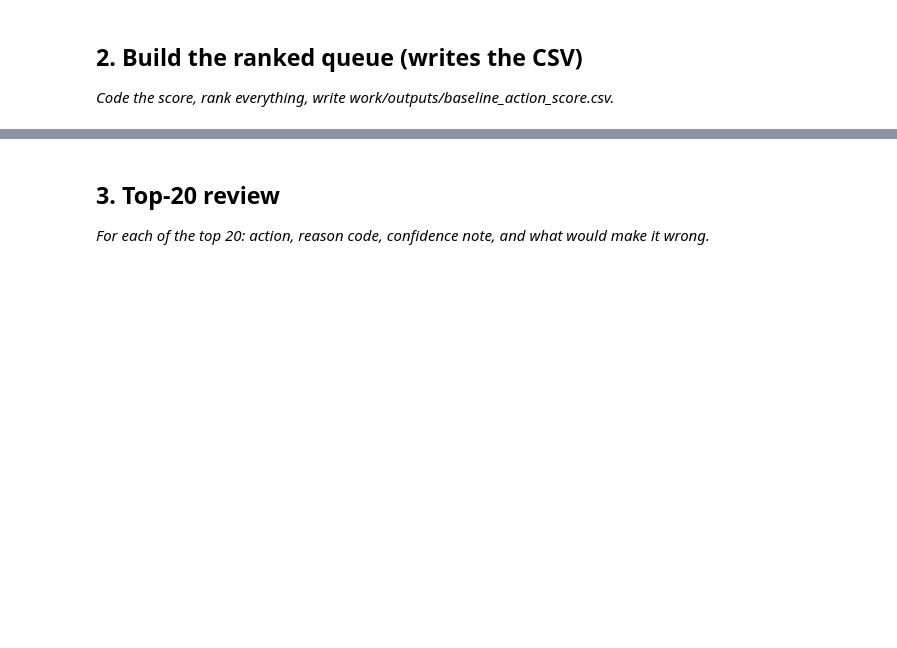
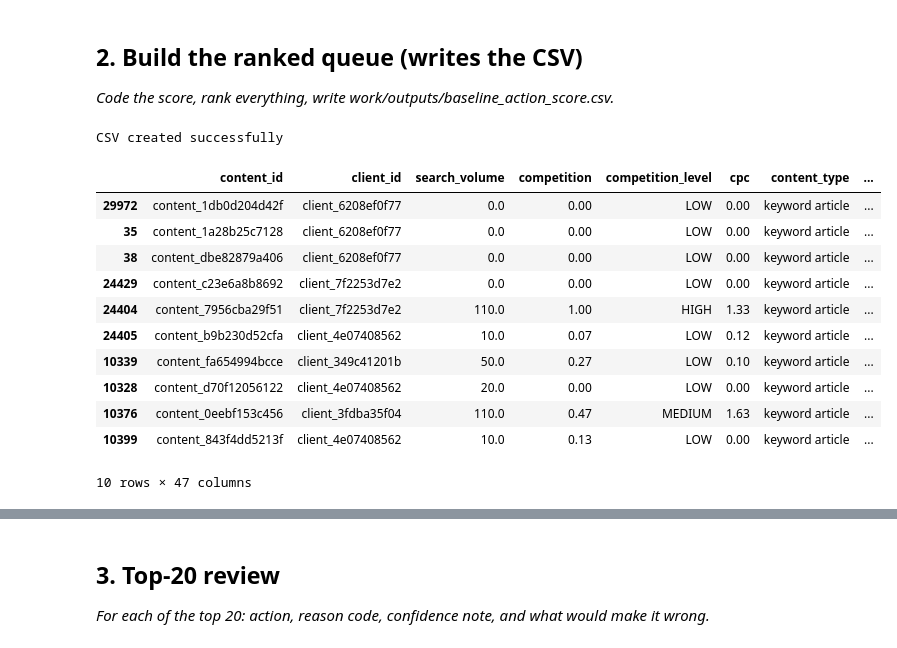
Before and after one commit to dhanushmajji1428/FlyRank, a Jupyter notebook: work/notebooks/w04_baseline_score.ipynb, the cells around one changed output, grey strips where cells are left out. Saved outputs shown, nothing was run; the diff lists cells and outputs as text; code cells hidden in the pictures; blank space fills up the shorter version.

```diff
--- a/work/notebooks/w04_baseline_score.ipynb
+++ b/work/notebooks/w04_baseline_score.ipynb
@@ -22,0 +66,42 @@ This skeleton is yours to fill. Work the sections **in order** — each one has
+# %%
+from pathlib import Path
+
+df["baseline_score"] = 0
+
+# Rule 1
+df.loc[df["trend_direction"] == "down", "baseline_score"] += 50
+
+# Rule 2
+df.loc[df["avg_position"] > 20, "baseline_score"] += 30
+
+# Rule 3
+df.loc[df["impressions_90d"] > 1000, "baseline_score"] += 20
+
+df["reason_code"] = "REFRESH_PRIORITY"
+df.loc[df["trend_direction"] == "down", "reason_code"] = "REFRESH_DECLINE"
+
+df["action"] = "Refresh Content"
+
+df = df.sort_values("baseline_score", ascending=False)
+
+Path("work/outputs").mkdir(parents=True, exist_ok=True)
+
+df.to_csv("work/outputs/baseline_action_score.csv", index=False)
+
+print("CSV created successfully")
+
+df.head(10)
+# %% [output]
+CSV created successfully
+|  | content_id | client_id | search_volume | competition | competition_level | cpc | content_type | ... |
+| 29972 | content_1db0d204d42f | client_6208ef0f77 | 0.0 | 0.00 | LOW | 0.00 | keyword article | ... |
+| 35 | content_1a28b25c7128 | client_6208ef0f77 | 0.0 | 0.00 | LOW | 0.00 | keyword article | ... |
+| 38 | content_dbe82879a406 | client_6208ef0f77 | 0.0 | 0.00 | LOW | 0.00 | keyword article | ... |
+| 24429 | content_c23e6a8b8692 | client_7f2253d7e2 | 0.0 | 0.00 | LOW | 0.00 | keyword article | ... |
+| 24404 | content_7956cba29f51 | client_7f2253d7e2 | 110.0 | 1.00 | HIGH | 1.33 | keyword article | ... |
+| 24405 | content_b9b230d52cfa | client_4e07408562 | 10.0 | 0.07 | LOW | 0.12 | keyword article | ... |
+| 10339 | content_fa654994bcce | client_349c41201b | 50.0 | 0.27 | LOW | 0.10 | keyword article | ... |
+| 10328 | content_d70f12056122 | client_4e07408562 | 20.0 | 0.00 | LOW | 0.00 | keyword article | ... |
+| 10376 | content_0eebf153c456 | client_3fdba35f04 | 110.0 | 0.47 | MEDIUM | 1.63 | keyword article | ... |
+| 10399 | content_843f4dd5213f | client_4e07408562 | 10.0 | 0.13 | LOW | 0.00 | keyword article | ... |
+10 rows × 47 columns
```
Also changed, not shown: parts of 15 cells of this notebook.
